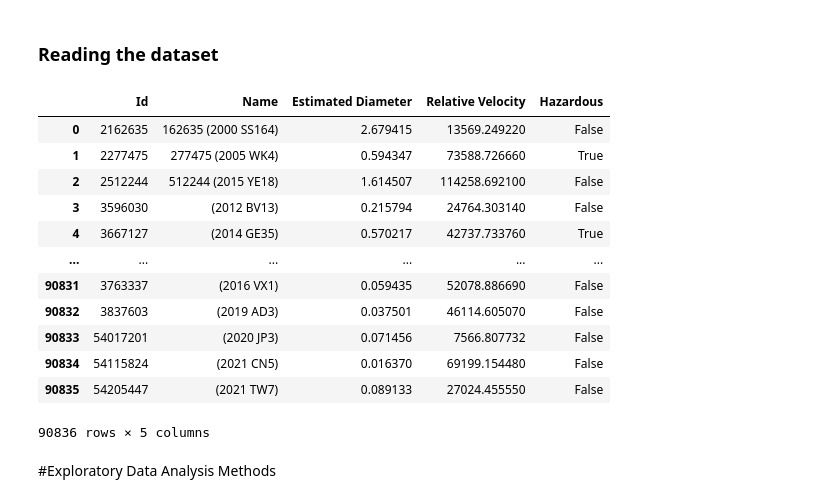
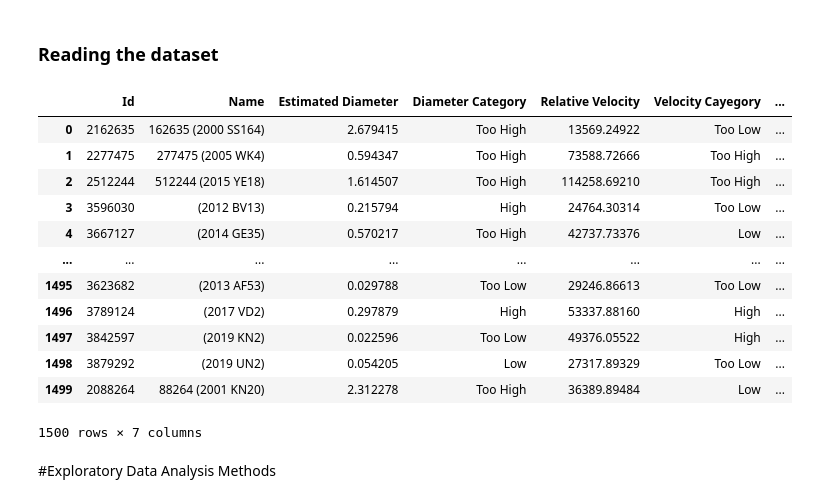
Before and after one commit to MiitaliGupta/AstronomicalPredictionModel, a Jupyter notebook: KNN(with accuracy and error plots).ipynb, the cells around one changed output. Cells and saved outputs as stored; diff of their text form; code cells hidden in the pictures.

```diff
--- a/KNN(with accuracy and error plots).ipynb
+++ b/KNN(with accuracy and error plots).ipynb
@@ -13,24 +13,24 @@ import seaborn as sns
 # %%
 dataset = pd.read_csv('/content/NASA_OrbitingBodies.csv')
 
-x = dataset.iloc[:, [2, 3]].values
-y = dataset.iloc[:, 4].values
+x = dataset.iloc[:, [3, 5]].values
+y = dataset.iloc[:, 6].values
 
 dataset
 # %% [output]
-|  | Id | Name | Estimated Diameter | Relative Velocity | Hazardous |
-| 0 | 2162635 | 162635 (2000 SS164) | 2.679415 | 13569.249220 | False |
-| 1 | 2277475 | 277475 (2005 WK4) | 0.594347 | 73588.726660 | True |
-| 2 | 2512244 | 512244 (2015 YE18) | 1.614507 | 114258.692100 | False |
-| 3 | 3596030 | (2012 BV13) | 0.215794 | 24764.303140 | False |
-| 4 | 3667127 | (2014 GE35) | 0.570217 | 42737.733760 | True |
-| ... | ... | ... | ... | ... | ... |
-| 90831 | 3763337 | (2016 VX1) | 0.059435 | 52078.886690 | False |
-| 90832 | 3837603 | (2019 AD3) | 0.037501 | 46114.605070 | False |
-| 90833 | 54017201 | (2020 JP3) | 0.071456 | 7566.807732 | False |
-| 90834 | 54115824 | (2021 CN5) | 0.016370 | 69199.154480 | False |
-| 90835 | 54205447 | (2021 TW7) | 0.089133 | 27024.455550 | False |
+|  | Id | Name | Estimated Diameter | Diameter Category | Relative Velocity | Velocity Cayegory | ... |
+| 0 | 2162635 | 162635 (2000 SS164) | 2.679415 | Too High | 13569.24922 | Too Low | ... |
+| 1 | 2277475 | 277475 (2005 WK4) | 0.594347 | Too High | 73588.72666 | Too High | ... |
+| 2 | 2512244 | 512244 (2015 YE18) | 1.614507 | Too High | 114258.69210 | Too High | ... |
+| 3 | 3596030 | (2012 BV13) | 0.215794 | High | 24764.30314 | Too Low | ... |
+| 4 | 3667127 | (2014 GE35) | 0.570217 | Too High | 42737.73376 | Low | ... |
+| ... | ... | ... | ... | ... | ... | ... | ... |
+| 1495 | 3623682 | (2013 AF53) | 0.029788 | Too Low | 29246.86613 | Too Low | ... |
+| 1496 | 3789124 | (2017 VD2) | 0.297879 | High | 53337.88160 | High | ... |
+| 1497 | 3842597 | (2019 KN2) | 0.022596 | Too Low | 49376.05522 | High | ... |
+| 1498 | 3879292 | (2019 UN2) | 0.054205 | Low | 27317.89329 | Too Low | ... |
+| 1499 | 2088264 | 88264 (2001 KN20) | 2.312278 | Too High | 36389.89484 | Low | ... |
-90836 rows × 5 columns
+1500 rows × 7 columns
 # %% [markdown]
 #Exploratory Data Analysis Methods
 # %% [markdown]
```
Also changed, not shown: parts of 43 cells of this notebook.
